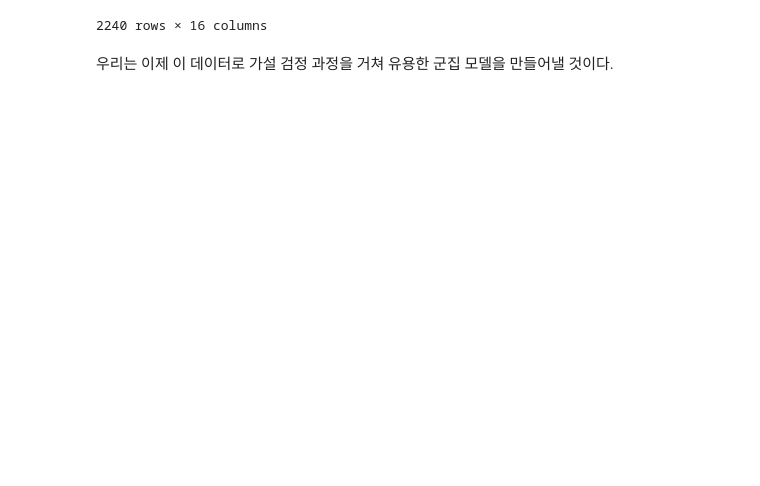
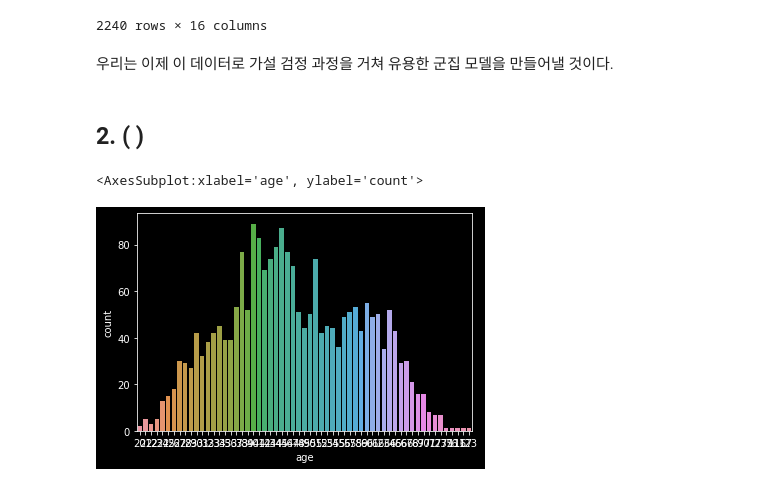
Before and after one commit to sw-song/kaggle-study, a Jupyter notebook: 00_05_customer_segmentation/customer_personality_analysis.ipynb, the cells around one changed output. Cells and saved outputs as stored; diff of their text form; code cells hidden in the pictures; blank space fills up the shorter version.

```diff
--- a/00_05_customer_segmentation/customer_personality_analysis.ipynb
+++ b/00_05_customer_segmentation/customer_personality_analysis.ipynb
@@ -346,3 +346,10 @@ customer_df
 2240 rows × 16 columns
 # %% [markdown]
 우리는 이제 이 데이터로 가설 검정 과정을 거쳐 유용한 군집 모델을 만들어낼 것이다.
+# %% [markdown]
+## 2. ( )
+# %%
+sns.countplot(data=customer_df, x='age')
+# %% [output]
+<AxesSubplot:xlabel='age', ylabel='count'>
+[figure, added]
```
Also changed, not shown: 4 other files.
